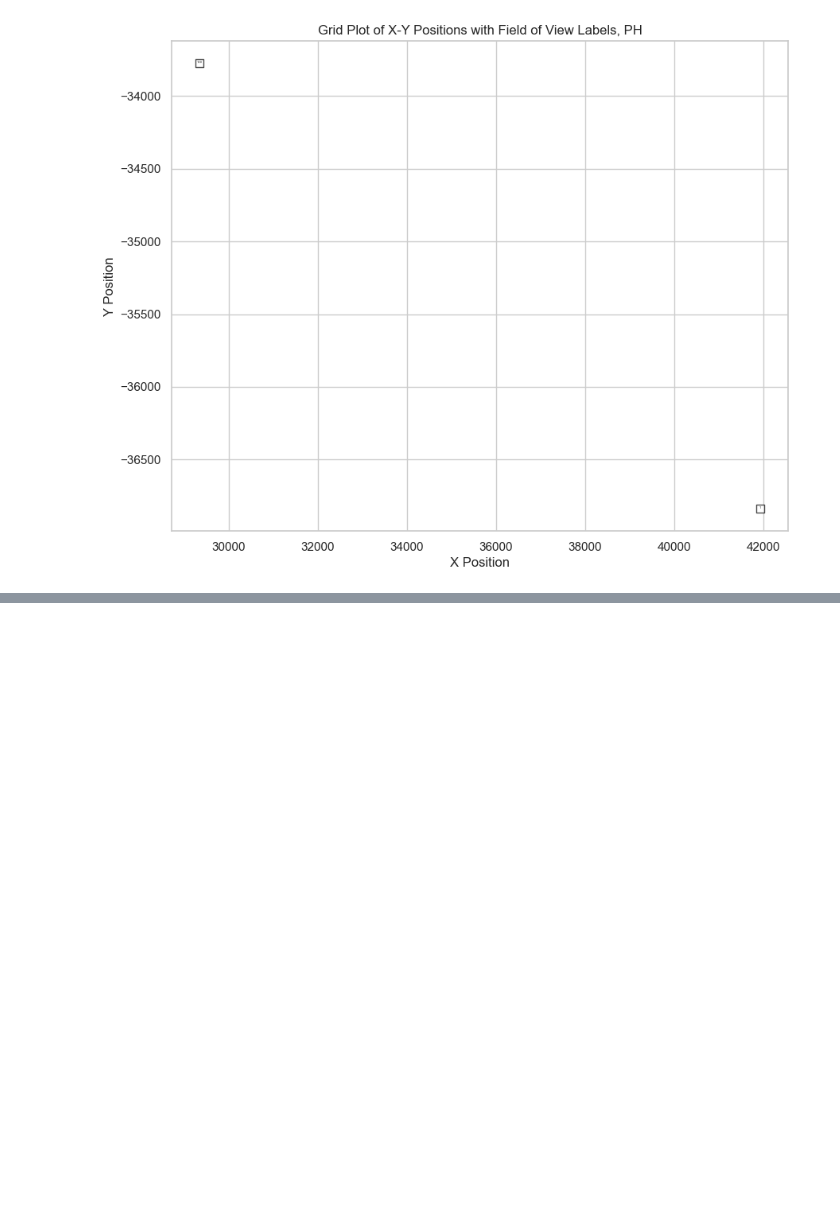
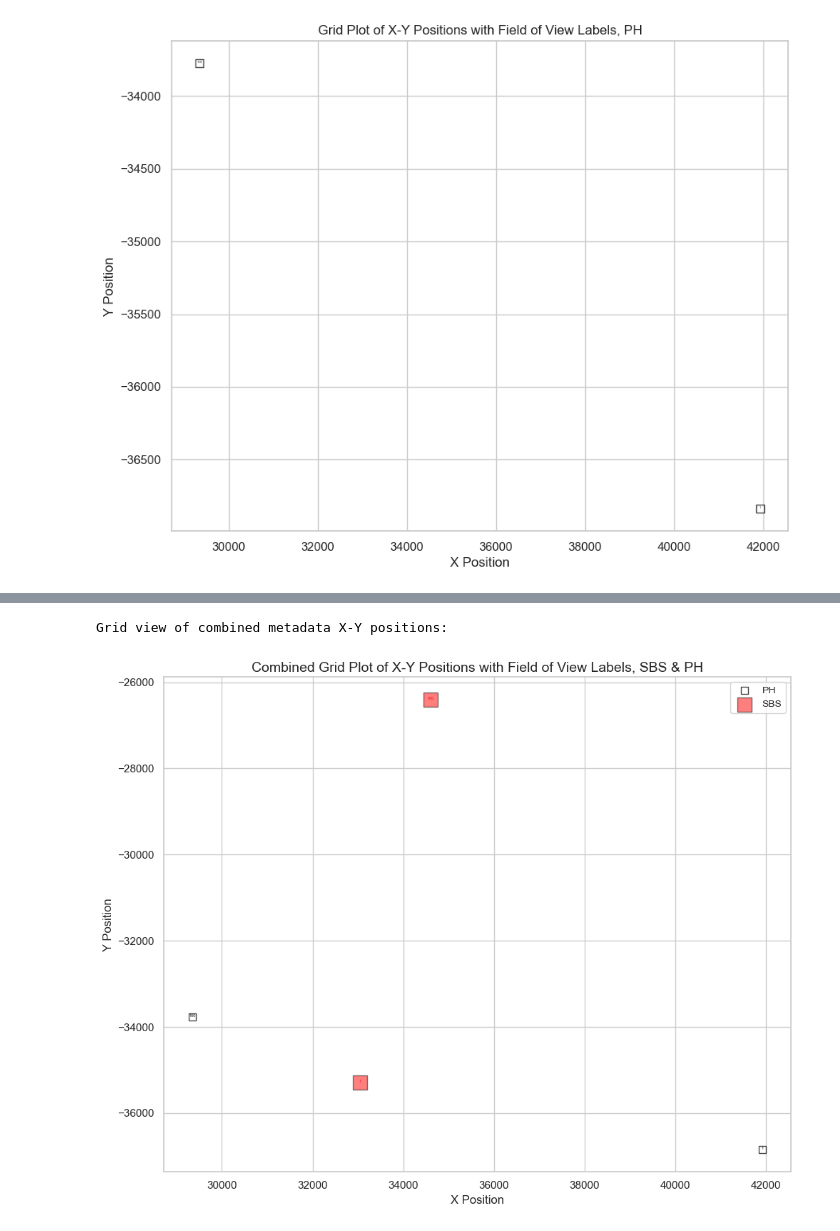
Before and after one commit to cheeseman-lab/OpticalPooledScreens, a Jupyter notebook: example_analysis/0_preprocessing/0_preprocessing_eval.ipynb, the cells around one changed output, grey strips where cells are left out. Cells and saved outputs as stored; diff of their text form; code cells hidden in the pictures; blank space fills up the shorter version.

```diff
--- a/example_analysis/0_preprocessing/0_preprocessing_eval.ipynb
+++ b/example_analysis/0_preprocessing/0_preprocessing_eval.ipynb
@@ -188,0 +213,39 @@ plt.show()
+# %%
+sns.set(style="whitegrid")
+plt.figure(figsize=(10, 8))
+
+# Scatter plot for PH data
+plt.scatter(ph_test_metadata['x_data'], ph_test_metadata['y_data'],
+            s=50, c='white', marker='s', edgecolors='black',
+            linewidths=1, alpha=0.7, label='PH')
+
+# Label each PH point with the 'field_of_view' variable
+for i, txt in enumerate(ph_test_metadata['field_of_view']):
+    plt.annotate(txt, (ph_test_metadata['x_data'].iloc[i], ph_test_metadata['y_data'].iloc[i]),
+                 textcoords="offset points", xytext=(0,0), ha='center', fontsize=4, color='black')
+
+# Scatter plot for SBS data
+plt.scatter(sbs_test_metadata['x_data'], sbs_test_metadata['y_data'],
+            s=200, c='red', marker='s', edgecolors='black',
+            linewidths=1, alpha=0.5, label='SBS')
+
+# Label each SBS point with the 'field_of_view' variable
+for i, txt in enumerate(sbs_test_metadata['field_of_view']):
+    plt.annotate(txt, (sbs_test_metadata['x_data'].iloc[i], sbs_test_metadata['y_data'].iloc[i]),
+                 textcoords="offset points", xytext=(0,0), ha='center', fontsize=4, color='red')
+
+# Set labels and title
+plt.xlabel('X Position', fontsize=12)
+plt.ylabel('Y Position', fontsize=12)
+plt.title('Combined Grid Plot of X-Y Positions with Field of View Labels, SBS & PH', fontsize=14)
+
+plt.legend(fontsize=10)
+plt.tight_layout()
+
+# Save the figure as an SVG file
+print("Grid view of combined metadata X-Y positions:")
+plt.savefig(f"{EVAL_DIR}/combined_metadata_example.svg", format='svg', dpi=1200, bbox_inches='tight')
+plt.show()
+# %% [output]
+Grid view of combined metadata X-Y positions:
+[figure, added]
```
Also changed, not shown: parts of 2 cells of this notebook, 2 other files.
